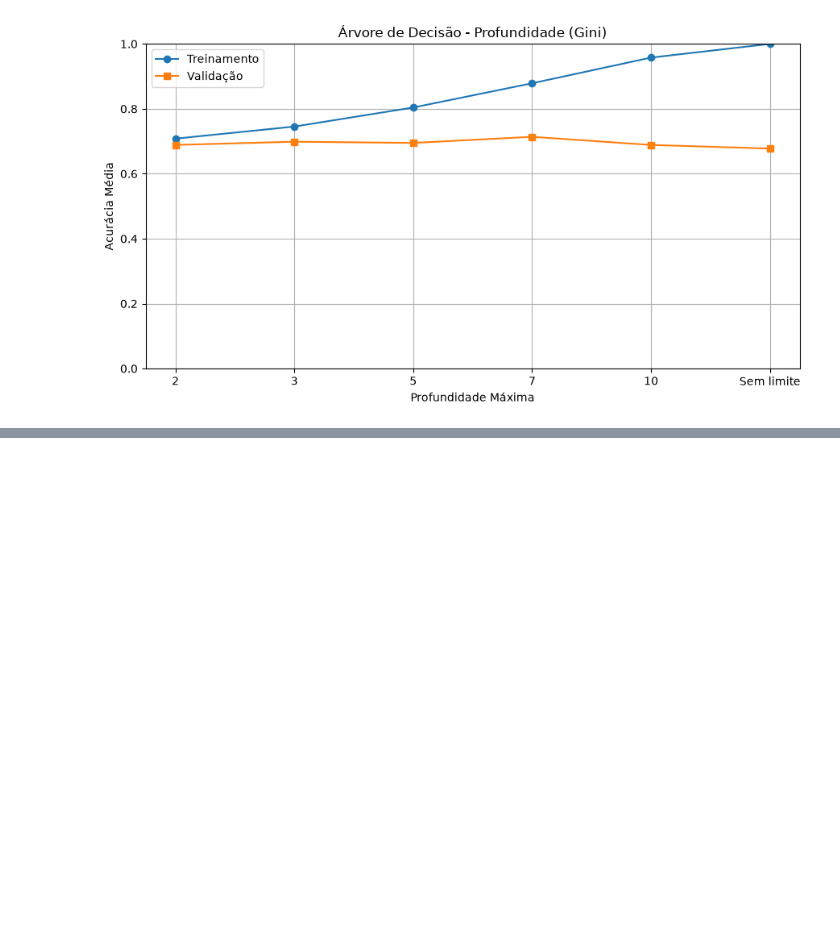
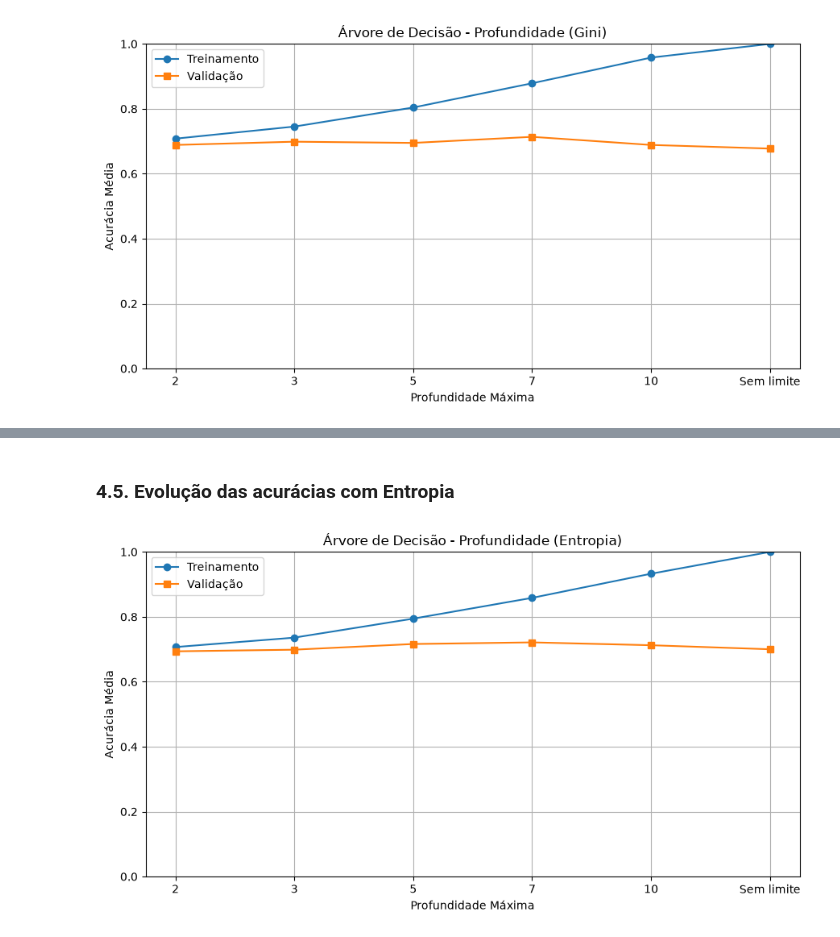
Before and after one commit to Pedrollucas/Sistemas-Inteligentes, a Jupyter notebook: notebooks/04_arvore_decisao.ipynb, the cells around one changed output, grey strips where cells are left out. Cells and saved outputs as stored; diff of their text form; code cells hidden in the pictures; blank space fills up the shorter version.

Commit message:
feat: compara criterios gini e entropia na arvore de decisao

```diff
--- a/notebooks/04_arvore_decisao.ipynb
+++ b/notebooks/04_arvore_decisao.ipynb
@@ -920,0 +995,10 @@ plt.show()
+# %%
+tabela_entropia = pd.DataFrame(resultados_entropia)
+
+# Calcula a diferença entre treino e validação
+tabela_entropia["Diferença"] = (
+    tabela_entropia["Acurácia Treino"]
+    - tabela_entropia["Acurácia Validação"]
+)
+
+display(tabela_entropia.round(4))
@@ -920,0 +1013,33 @@ plt.show()
+# %% [markdown]
+### 4.5. Evolução das acurácias com Entropia
+# %%
+plt.figure(figsize=(9, 5))
+
+# Acurácia de treinamento
+plt.plot(
+    tabela_entropia["Profundidade"],
+    tabela_entropia["Acurácia Treino"],
+    marker="o",
+    label="Treinamento"
+)
+
+# Acurácia de validação
+plt.plot(
+    tabela_entropia["Profundidade"],
+    tabela_entropia["Acurácia Validação"],
+    marker="s",
+    label="Validação"
+)
+
+plt.xlabel("Profundidade Máxima")
+plt.ylabel("Acurácia Média")
+plt.title("Árvore de Decisão - Profundidade (Entropia)")
+
+plt.ylim(0, 1)
+plt.legend()
+plt.grid(True)
+plt.tight_layout()
+plt.savefig(figuras / "10_arvore_entropia.png", dpi=300, bbox_inches="tight")
+plt.show()
+# %% [output]
+[figure, added]
```
Also changed, not shown: parts of 9 cells of this notebook, 3 other files.
